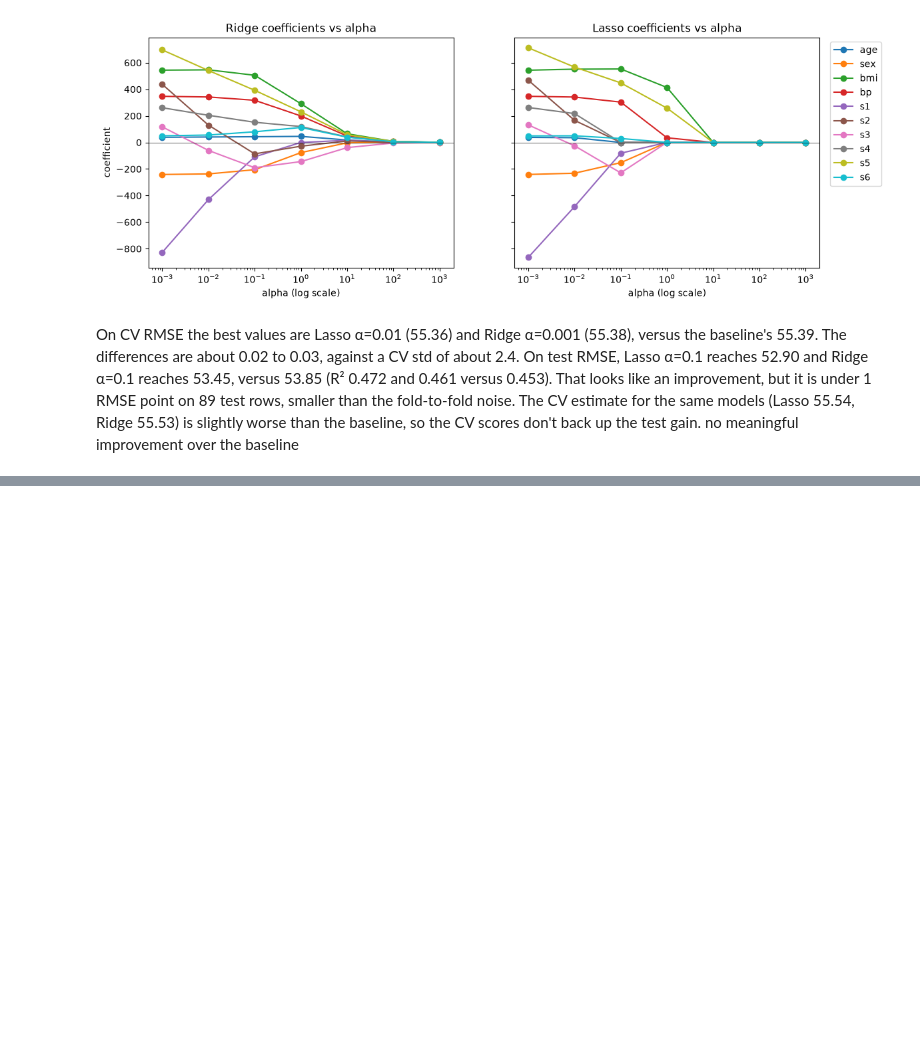
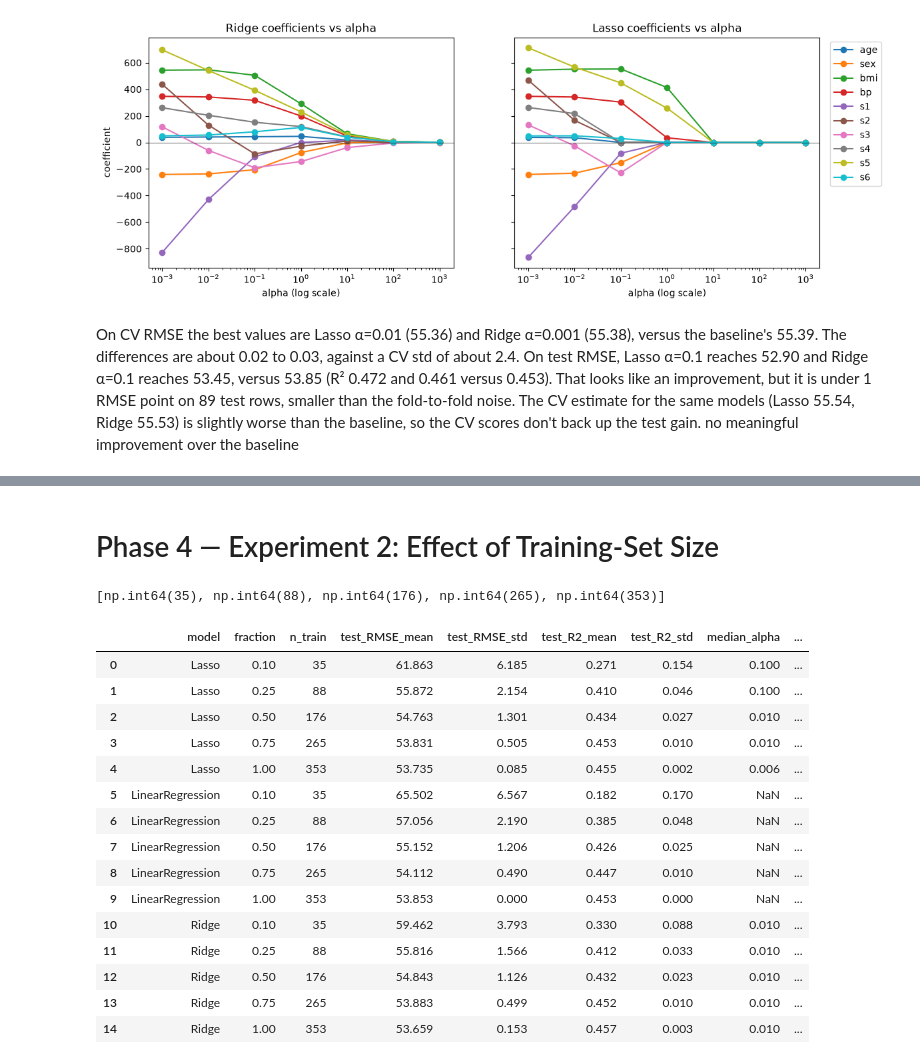
Before and after one commit to Anubhav-2915/Regularization-Study, a Jupyter notebook: notebooks/01_baseline.ipynb, the cells around one changed output, grey strips where cells are left out. Cells and saved outputs as stored; diff of their text form; code cells hidden in the pictures; blank space fills up the shorter version.

Commit message:
started phase 4

```diff
--- a/notebooks/01_baseline.ipynb
+++ b/notebooks/01_baseline.ipynb
@@ -391,0 +396,77 @@ no meaningful improvement over the baseline
+# %% [markdown]
+# Phase 4 — Experiment 2: Effect of Training-Set Size
+# %%
+from sklearn.model_selection import GridSearchCV, KFold
+
+fractions = [0.10, 0.25, 0.50, 0.75, 1.00]
+seeds = list(range(20))
+alpha_grid = [0.001, 0.01, 0.1, 1, 10, 100, 1000]
+
+def fit_and_score(name, X_sub, y_sub, X_te, y_te, seed):
+    if name == "LinearRegression":
+        est = LinearRegression().fit(X_sub, y_sub)
+        best_alpha = np.nan
+    else:
+        base = Ridge() if name == "Ridge" else Lasso(max_iter=100000)
+        gs = GridSearchCV(
+            base, {"alpha": alpha_grid},
+            cv=KFold(n_splits=5, shuffle=True, random_state=seed),
+            scoring="neg_root_mean_squared_error",
+        )
+        gs.fit(X_sub, y_sub)
+        est = gs.best_estimator_
+        best_alpha = gs.best_params_["alpha"]
+    pred = est.predict(X_te)
+    return {
+        "test_RMSE": np.sqrt(mean_squared_error(y_te, pred)),
+        "test_R2": r2_score(y_te, pred),
+        "best_alpha": best_alpha,
+        "n_zero_coefs": int((est.coef_ == 0).sum()),
+    }
+
+def run_experiment(X_tr, y_tr, X_te, y_te, seeds, fractions):
+    rows = []
+    for seed in seeds:
+        order = np.random.RandomState(seed).permutation(len(X_tr))
+        for frac in fractions:
+            n = int(round(frac * len(X_tr)))
+            idx = order[:n]
+            X_sub, y_sub = X_tr.iloc[idx], y_tr.iloc[idx]
+            for name in ["LinearRegression", "Ridge", "Lasso"]:
+                res = fit_and_score(name, X_sub, y_sub, X_te, y_te, seed)
+                rows.append({"seed": seed, "fraction": frac, "n_train": n,
+                             "model": name, **res})
+    return pd.DataFrame(rows)
+
+size_results = run_experiment(X_train, y_train, X_test, y_test, seeds, fractions)
+size_results.to_csv("D:/Research Project/results/tables/training_size_raw.csv", index=False)
+print(sorted(size_results.n_train.unique()))   # [35, 88, 176, 265, 353]
+# %% [output]
+[np.int64(35), np.int64(88), np.int64(176), np.int64(265), np.int64(353)]
+# %%
+summary = (size_results
+    .groupby(["model", "fraction", "n_train"])
+    .agg(test_RMSE_mean=("test_RMSE", "mean"), test_RMSE_std=("test_RMSE", "std"),
+        test_R2_mean=("test_R2", "mean"), test_R2_std=("test_R2", "std"),
+        median_alpha=("best_alpha", "median"),
+        mean_zero_coefs=("n_zero_coefs", "mean"))
+    .reset_index())
+summary.to_csv("D:/Research Project/results/tables/training_size_summary.csv", index=False)
+summary.round(3)
+# %% [output]
+|  | model | fraction | n_train | test_RMSE_mean | test_RMSE_std | test_R2_mean | test_R2_std | median_alpha | ... |
+| 0 | Lasso | 0.10 | 35 | 61.863 | 6.185 | 0.271 | 0.154 | 0.100 | ... |
+| 1 | Lasso | 0.25 | 88 | 55.872 | 2.154 | 0.410 | 0.046 | 0.100 | ... |
+| 2 | Lasso | 0.50 | 176 | 54.763 | 1.301 | 0.434 | 0.027 | 0.010 | ... |
+| 3 | Lasso | 0.75 | 265 | 53.831 | 0.505 | 0.453 | 0.010 | 0.010 | ... |
+| 4 | Lasso | 1.00 | 353 | 53.735 | 0.085 | 0.455 | 0.002 | 0.006 | ... |
+| 5 | LinearRegression | 0.10 | 35 | 65.502 | 6.567 | 0.182 | 0.170 | NaN | ... |
+| 6 | LinearRegression | 0.25 | 88 | 57.056 | 2.190 | 0.385 | 0.048 | NaN | ... |
+| 7 | LinearRegression | 0.50 | 176 | 55.152 | 1.206 | 0.426 | 0.025 | NaN | ... |
+| 8 | LinearRegression | 0.75 | 265 | 54.112 | 0.490 | 0.447 | 0.010 | NaN | ... |
+| 9 | LinearRegression | 1.00 | 353 | 53.853 | 0.000 | 0.453 | 0.000 | NaN | ... |
+| 10 | Ridge | 0.10 | 35 | 59.462 | 3.793 | 0.330 | 0.088 | 0.010 | ... |
+| 11 | Ridge | 0.25 | 88 | 55.816 | 1.566 | 0.412 | 0.033 | 0.010 | ... |
+| 12 | Ridge | 0.50 | 176 | 54.843 | 1.126 | 0.432 | 0.023 | 0.010 | ... |
+| 13 | Ridge | 0.75 | 265 | 53.883 | 0.499 | 0.452 | 0.010 | 0.010 | ... |
+| 14 | Ridge | 1.00 | 353 | 53.659 | 0.153 | 0.457 | 0.003 | 0.010 | ... |
```
Also changed, not shown: parts of 4 cells of this notebook, 5 other files.
